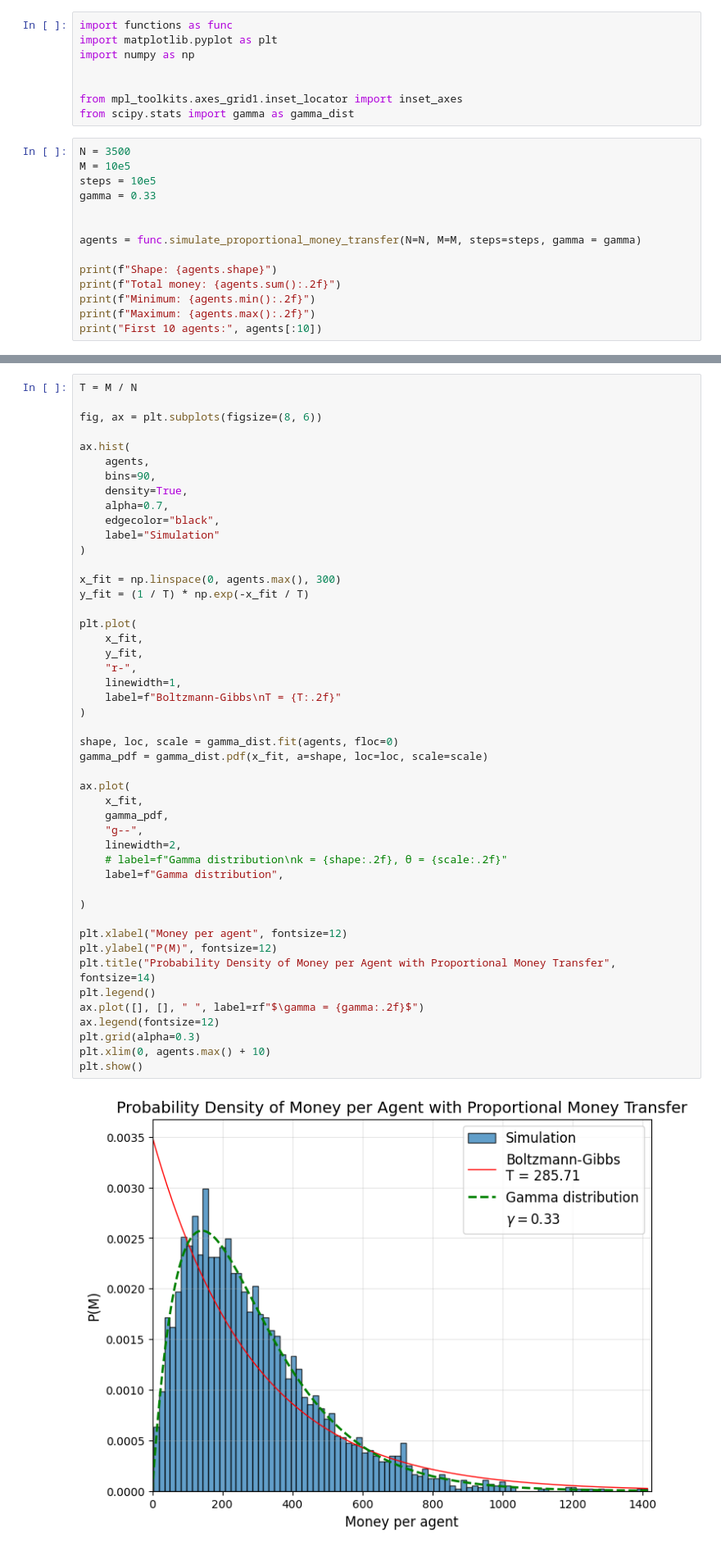
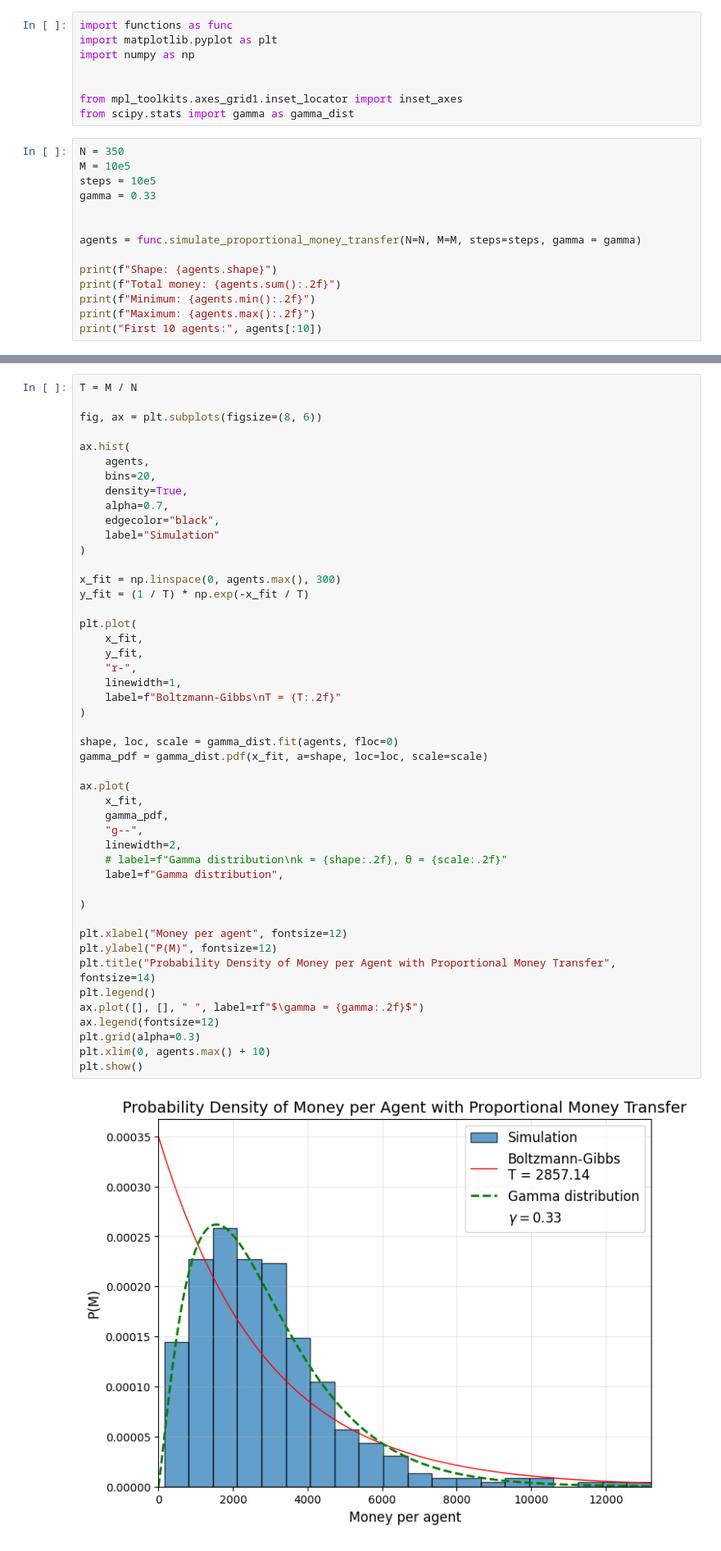
Before and after one commit to giacomells/Statistical-Mechanics-of-Money, a Jupyter notebook: ProportionalMoneyTransfer.ipynb, the cells around one changed output, grey strips where cells are left out. Shown at 82% size. Drawn from its saved outputs; the diff is of its cells as text.

```diff
--- a/ProportionalMoneyTransfer.ipynb
+++ b/ProportionalMoneyTransfer.ipynb
@@ -10,7 +10,7 @@ import numpy as np
 from mpl_toolkits.axes_grid1.inset_locator import inset_axes
 from scipy.stats import gamma as gamma_dist
 # %%
-N = 3500
+N = 350
 M = 10e5
 steps = 10e5
 gamma = 0.33
@@ -37,7 +37,7 @@ fig, ax = plt.subplots(figsize=(8, 6))
 
 ax.hist(
     agents,
-    bins=90,
+    bins=20,
     density=True,
     alpha=0.7,
     edgecolor="black",
@@ -51,34 +51,34 @@ plt.plot(
     x_fit,
     y_fit,
     "r-",
     linewidth=1,
     label=f"Boltzmann-Gibbs\nT = {T:.2f}"
 )
 
 shape, loc, scale = gamma_dist.fit(agents, floc=0)
 gamma_pdf = gamma_dist.pdf(x_fit, a=shape, loc=loc, scale=scale)
 
 ax.plot(
     x_fit,
     gamma_pdf,
     "g--",
     linewidth=2,
     # label=f"Gamma distribution\nk = {shape:.2f}, θ = {scale:.2f}"
     label=f"Gamma distribution",
 
 )
 
 plt.xlabel("Money per agent", fontsize=12)
 plt.ylabel("P(M)", fontsize=12)
 plt.title("Probability Density of Money per Agent with Proportional Money Transfer", fontsize=14)
 plt.legend()
 ax.plot([], [], " ", label=rf"$\gamma = {gamma:.2f}$")
 ax.legend(fontsize=12)
 plt.grid(alpha=0.3)
 plt.xlim(0, agents.max() + 10)
 plt.show()
 # %% [output]
-[figure, old version]
+[figure, new version]
 # %%
 fig, ax = plt.subplots(figsize=(8, 6))
 
```
Also changed, not shown: parts of 4 cells of this notebook, 12 other files.
